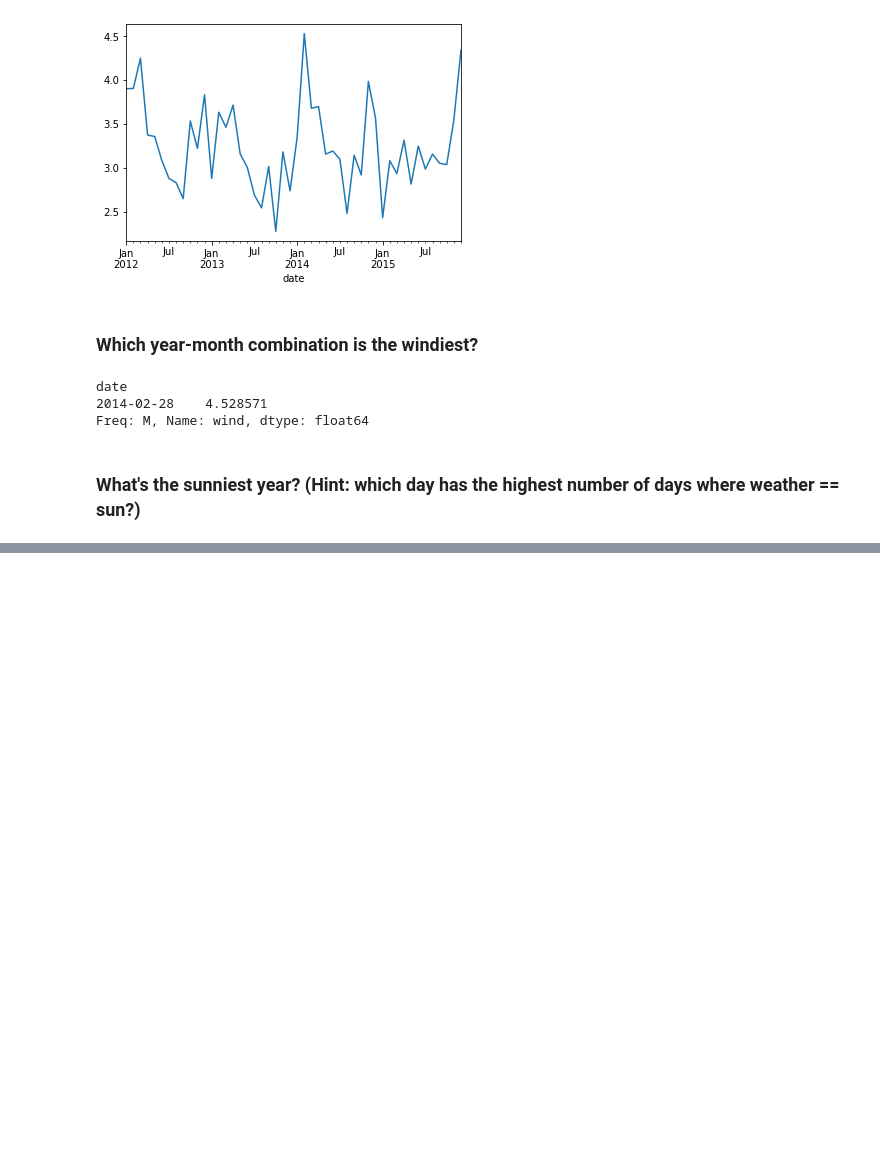
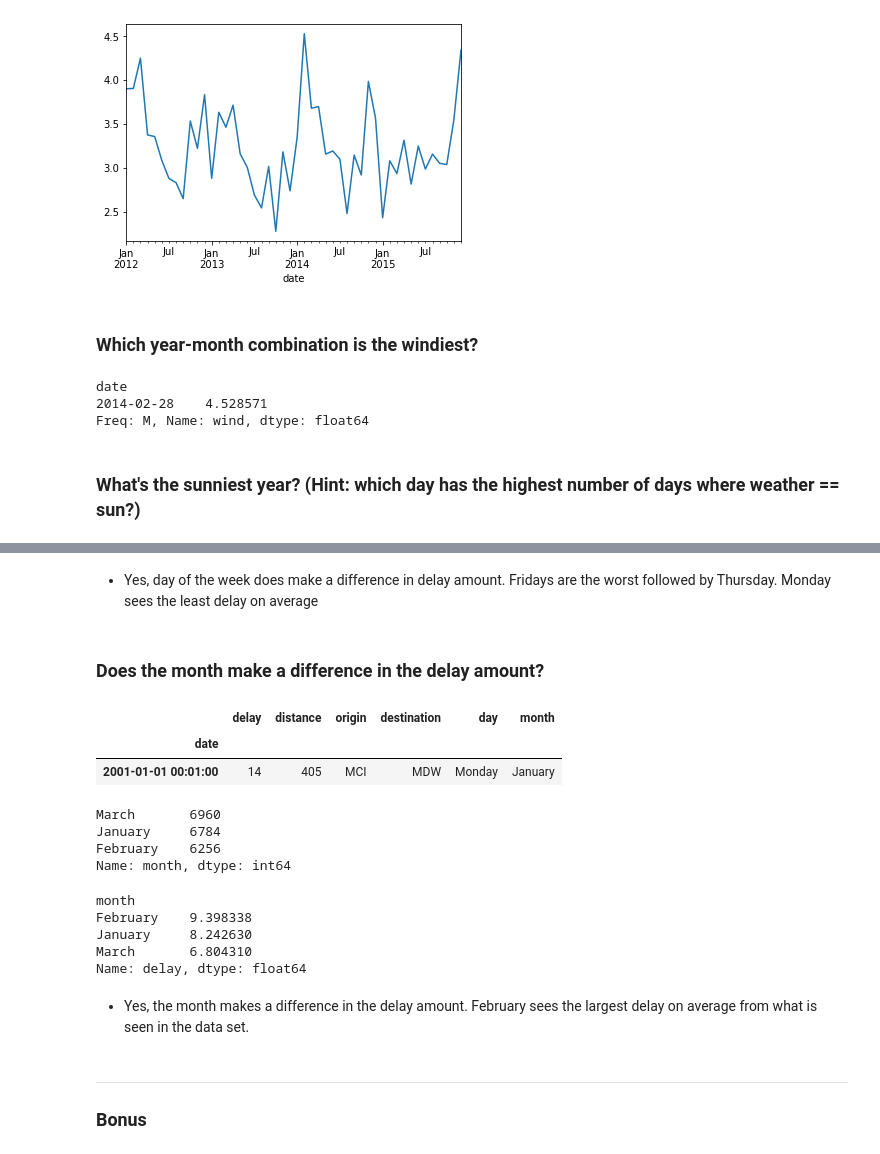
Before and after one commit to DBerchelmann/time-series-exercises, a Jupyter notebook: datetime_exercises.ipynb, the cells around one changed output, grey strips where cells are left out. Cells and saved outputs as stored; diff of their text form; code cells hidden in the pictures; blank space fills up the shorter version.

```diff
--- a/datetime_exercises.ipynb
+++ b/datetime_exercises.ipynb
@@ -168,0 +278,2 @@ Freq: M, Name: wind, dtype: float64
+# %%
+df_flights['day'] = df_flights.index.day_name()
@@ -168,0 +298,33 @@ Freq: M, Name: wind, dtype: float64
+# %% [markdown]
+- Yes, day of the week does make a difference in delay amount. Fridays are the worst followed by Thursday. Monday sees the least delay on average
+# %% [markdown]
+### Does the month make a difference in the delay amount?
+# %%
+df_flights['month'] = df_flights.index.month_name()
+# %%
+df_flights.head(1)
+# %% [output]
+|  | delay | distance | origin | destination | day | month |
+| date |  |  |  |  |  |  |
+| 2001-01-01 00:01:00 | 14 | 405 | MCI | MDW | Monday | January |
+# %%
+df_flights.month.value_counts()
+# %% [output]
+March       6960
+January     6784
+February    6256
+Name: month, dtype: int64
+# %%
+df_flights.groupby('month').delay.mean()
+# %% [output]
+month
+February    9.398338
+January     8.242630
+March       6.804310
+Name: delay, dtype: float64
+# %% [markdown]
+- Yes, the month makes a difference in the delay amount. February sees the largest delay on average from what is seen in the data set.
+# %% [markdown]
+----
+
+### Bonus
```
Also changed, not shown: parts of 24 cells of this notebook.
